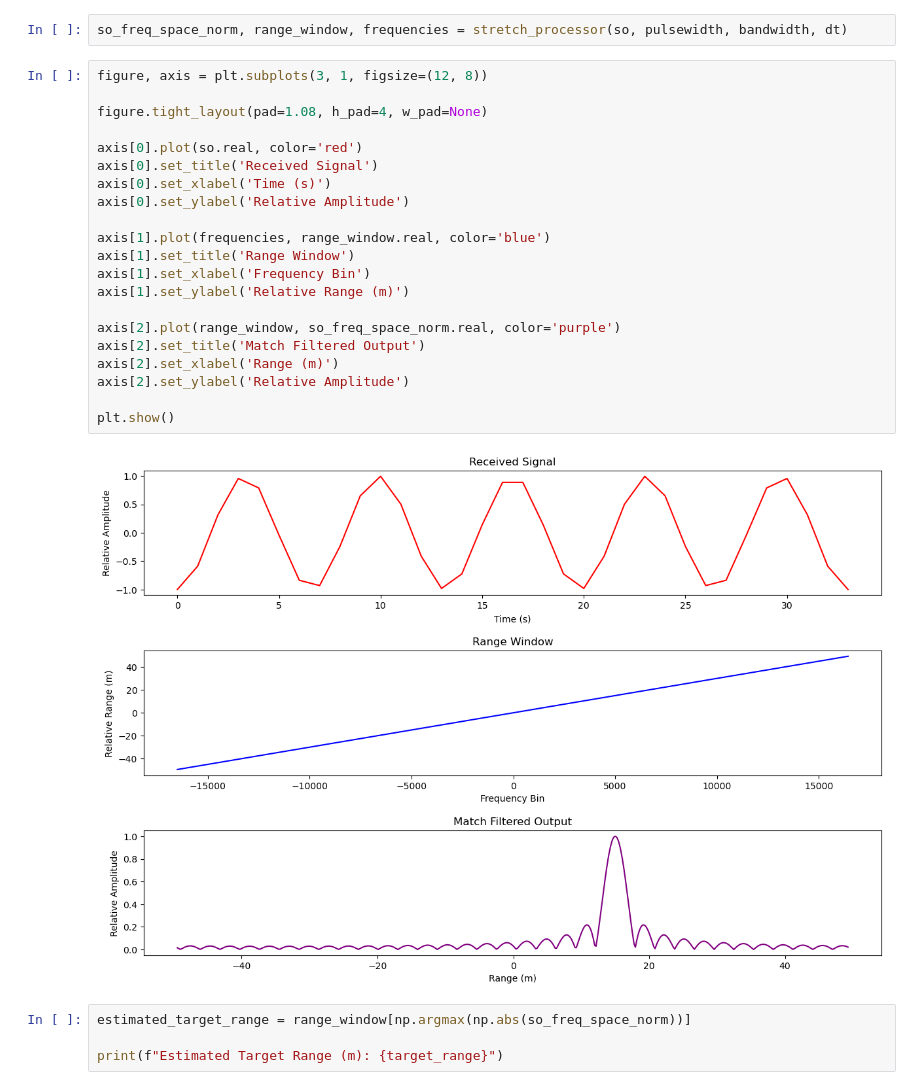
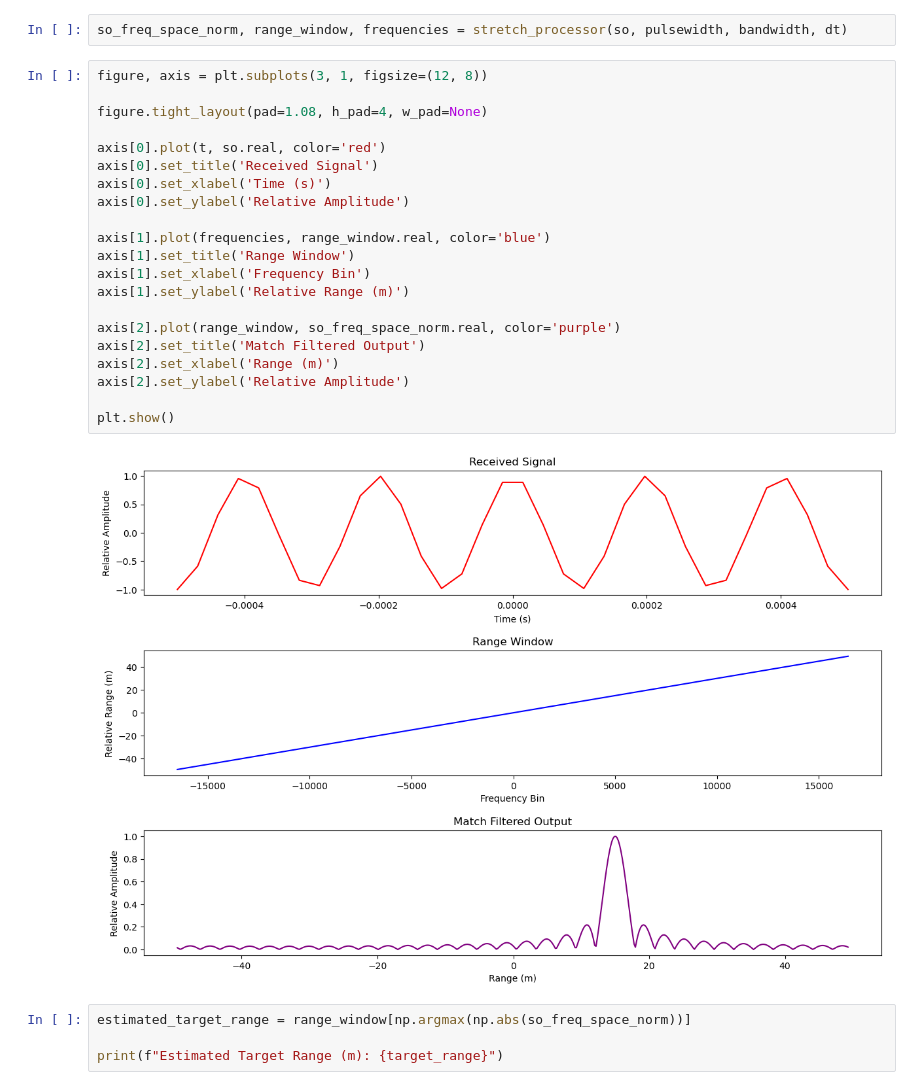
Before and after one commit to AndrewPlayer3/sar_processing, a Jupyter notebook: pulse_compression.ipynb, the cells around one changed output. Drawn from its saved outputs; the diff is of its cells as text.

Commit message:
graph edit

```diff
--- a/pulse_compression.ipynb
+++ b/pulse_compression.ipynb
@@ -105,26 +105,26 @@ so_freq_space_norm, range_window, frequencies = stretch_processor(so, pulsewidth
 # %%
 figure, axis = plt.subplots(3, 1, figsize=(12, 8))
 
 figure.tight_layout(pad=1.08, h_pad=4, w_pad=None)
 
-axis[0].plot(so.real, color='red')
+axis[0].plot(t, so.real, color='red')
 axis[0].set_title('Received Signal')
 axis[0].set_xlabel('Time (s)')
 axis[0].set_ylabel('Relative Amplitude')
 
 axis[1].plot(frequencies, range_window.real, color='blue')
 axis[1].set_title('Range Window')
 axis[1].set_xlabel('Frequency Bin')
 axis[1].set_ylabel('Relative Range (m)')
 
 axis[2].plot(range_window, so_freq_space_norm.real, color='purple')
 axis[2].set_title('Match Filtered Output')
 axis[2].set_xlabel('Range (m)')
 axis[2].set_ylabel('Relative Amplitude')
 
 plt.show()
 # %% [output]
-[figure, old version]
+[figure, new version]
 # %%
 estimated_target_range = range_window[np.argmax(np.abs(so_freq_space_norm))]
 
```
